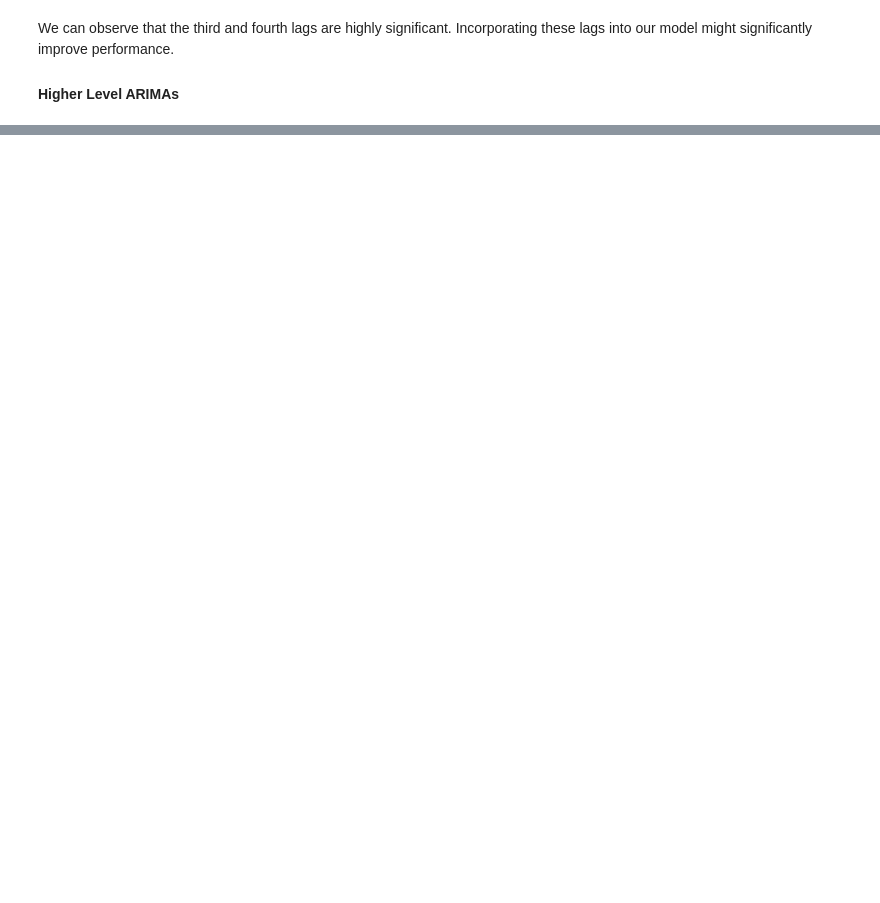
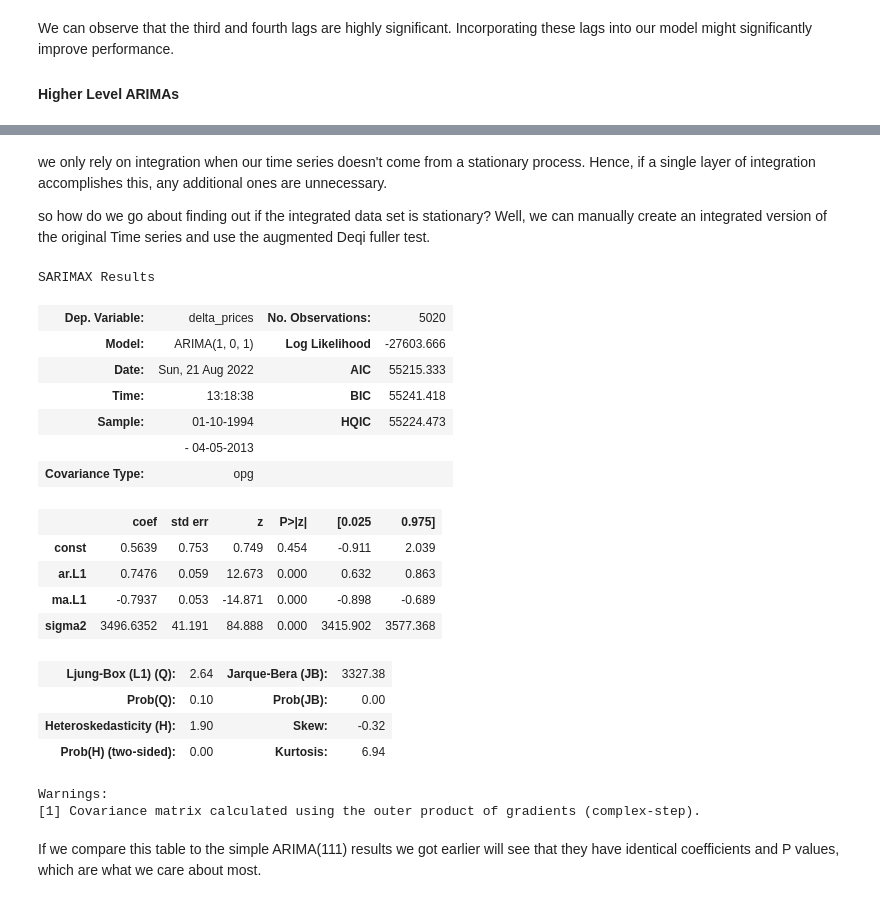
Before and after one commit to pvsnp9/Time-Series-Analysis, a Jupyter notebook: ARIMA Model/arima.ipynb, the cells around one changed output, grey strips where cells are left out. Saved outputs shown, nothing was run; the diff lists cells and outputs as text; code cells hidden in the pictures; blank space fills up the shorter version.

```diff
--- a/ARIMA Model/arima.ipynb
+++ b/ARIMA Model/arima.ipynb
@@ -165,0 +256,32 @@ We can observe that the third and fourth lags are highly significant. Incorporat
+# %% [markdown]
+we only rely on integration when our time series doesn't come from a stationary process. Hence, if a single layer of integration accomplishes this, any additional ones are unnecessary.
+
+so how do we go about finding out if the integrated data set is stationary? Well, we can manually create an integrated version of the original Time series and use the augmented Deqi fuller test.
+# %%
+df['delta_prices'] = df.market_value.diff(1)
+# %%
+model_1_1_arima = ARIMA(df.delta_prices[1:], order=(1,0,1))
+results_1_1_arima = model_1_1_arima.fit()
+results_1_1_arima.summary()
+# %% [output]
+SARIMAX Results
+| Dep. Variable: | delta_prices | No. Observations: | 5020 |
+| Model: | ARIMA(1, 0, 1) | Log Likelihood | -27603.666 |
+| Date: | Sun, 21 Aug 2022 | AIC | 55215.333 |
+| Time: | 13:18:38 | BIC | 55241.418 |
+| Sample: | 01-10-1994 | HQIC | 55224.473 |
+|  | - 04-05-2013 |  |  |
+| Covariance Type: | opg |  |  |
+|  | coef | std err | z | P>|z| | [0.025 | 0.975] |
+| const | 0.5639 | 0.753 | 0.749 | 0.454 | -0.911 | 2.039 |
+| ar.L1 | 0.7476 | 0.059 | 12.673 | 0.000 | 0.632 | 0.863 |
+| ma.L1 | -0.7937 | 0.053 | -14.871 | 0.000 | -0.898 | -0.689 |
+| sigma2 | 3496.6352 | 41.191 | 84.888 | 0.000 | 3415.902 | 3577.368 |
+| Ljung-Box (L1) (Q): | 2.64 | Jarque-Bera (JB): | 3327.38 |
+| Prob(Q): | 0.10 | Prob(JB): | 0.00 |
+| Heteroskedasticity (H): | 1.90 | Skew: | -0.32 |
+| Prob(H) (two-sided): | 0.00 | Kurtosis: | 6.94 |
+Warnings:
+[1] Covariance matrix calculated using the outer product of gradients (complex-step).
+# %% [markdown]
+If we compare this table to the simple ARIMA(111) results we got earlier will see that they have identical coefficients and P values, which are what we care about most.
```
Also changed, not shown: parts of 21 cells of this notebook, 1 other file.
